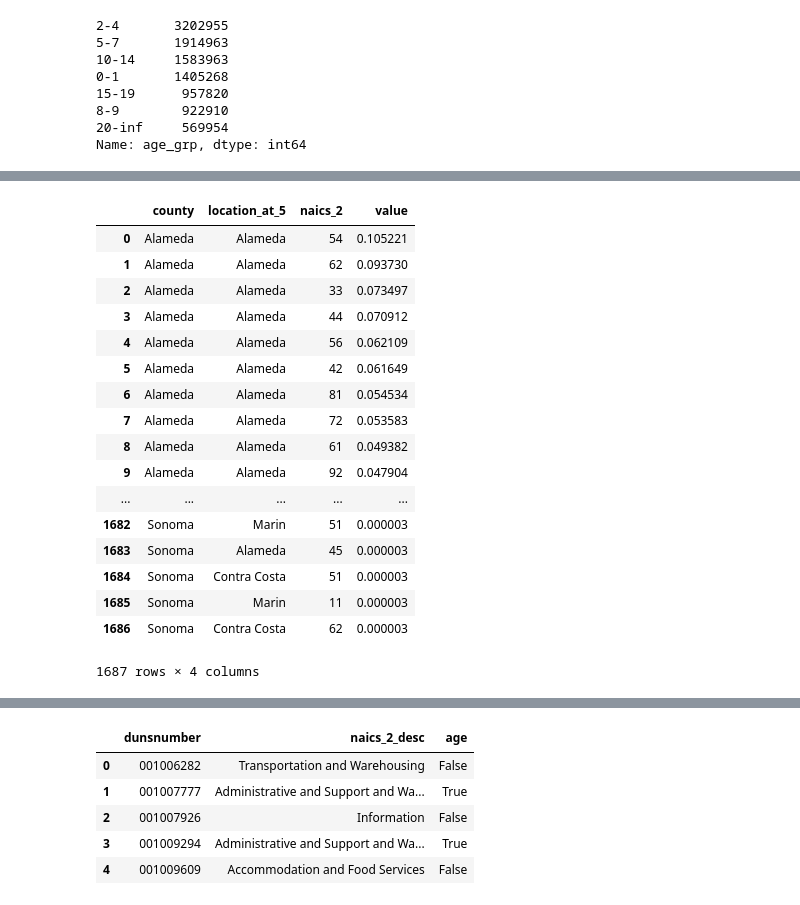
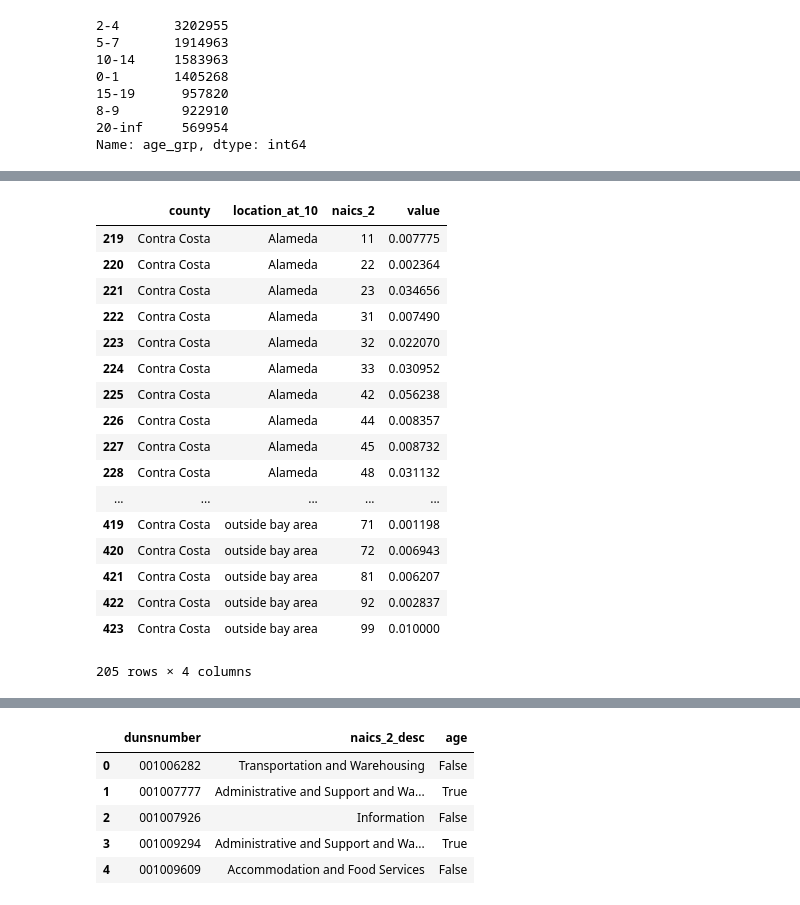
Before and after one commit to ual/business_dynamics, a Jupyter notebook: NETS where is business at age 10.ipynb, the cells around one changed output, grey strips where cells are left out. Saved outputs shown, nothing was run; the diff lists cells and outputs as text; code cells hidden in the pictures.

```diff
--- a/NETS where is business at age 10.ipynb
+++ b/NETS where is business at age 10.ipynb
@@ -208,8 +217,15 @@ nets_long_obs.head()
 # %%
-## add a few details
+## add a few details, like age, along with mapping naics values, plus cleaning the sales string
+
 nets_long_obs['age']=nets_long_obs.variable_year-nets_long_obs.firstyear
+
 nets_long_obs['naics_2']=nets_long_obs['naics'].fillna('na').apply(lambda x: x[:2])
+nets_long_obs['naics_2_desc']=nets_long_obs.naics_2.map(naicsmap)
 nets_long_obs['naics_3_desc']=nets_long_obs.naics.apply(lambda x: str(x)[:3]).map(naicsmap3)
+
+## regex away non-numerical characters
+nets_long_obs['sales']=nets_long_obs.sales.str.replace('(\$|,)','').astype(np.float32)
 nets_long_obs['emp']=nets_long_obs.emp.fillna(0).astype(np.int32)
 
-nets_long_obs.head()
+## code contemporaneous county locations--refer to non-bay area counties as outside
+nets_long_obs['region']=nets_long_obs.fips.map(bayareafips_full).fillna('outside')
@@ -253,14 +271,16 @@ nets_long_obs['naics_2_desc']=nets_long_obs.naics_2.map(naicsmap)
 # %%
 ## calculate n-year county distribution
+
 use_emp=True
 tenth_birthday = {}
-YEARS = 5
+YEARS = 10
 
 for key, val in bayareafips_full.iteritems():
     print "Checking firms born in ",val
 
     locname = 'location_at_%s'%YEARS
-    ## born in bay area, unrestricted location at age 10
+
+    ## we are looking for firms born in bay area, unrestricted location at age 10
     nets_long_bayarea_1=nets_long_obs.ix[(nets_long_obs.age==1) & (nets_long_obs.fips==key)]
 
     ## where are these guys (using their dunsnumbers) at age 10?
@@ -275,22 +295,21 @@ for key, val in bayareafips_full.iteritems():
         nets_long_bayarea_10_summary = nets_long_bayarea_10.groupby(['fips']).size().reset_index(name='value')
 
     ## recode 10th birthday location
-    #nets_long_bayarea_10_summary = nets_long_bayarea_10.groupby('fips').size().reset_index(name='value')
     nets_long_bayarea_10_summary['state']=nets_long_bayarea_10_summary.fips.apply(lambda x: x[:2])
     nets_long_bayarea_10_summary['bayareacounty']=nets_long_bayarea_10_summary.fips.map(bayareafips_full).fillna('outside')
     nets_long_bayarea_10_summary[locname]=np.nan
-    nets_long_bayarea_10_summary.ix[nets_long_bayarea_10_summary.bayareacounty=='outside',locname]= nets_long_bayarea_10_summary.ix[nets_long_bayarea_10_summary.bayareacounty=='outside'].\
+    nets_long_bayarea_10_summary.ix[nets_long_bayarea_10_summary.bayareacounty=='outside',locname]= \
+    nets_long_bayarea_10_summary.ix[nets_long_bayarea_10_summary.bayareacounty=='outside'].\
     apply(lambda x: 'outside bay area' if x.state=='06' else 'outside CA' ,axis=1)
 
-    ## just bay area locs
+    ## just bay area locations
     nets_long_bayarea_10_summary.ix[nets_long_bayarea_10_summary.bayareacounty.isin(bayareafips_full.values()),locname]=\
-    nets_long_bayarea_10_summary.ix[nets_long_bayarea_10_summary.bayareacounty.isin(bayareafips_full.values())].\
-    apply(lambda x: x.bayareacounty ,axis=1)
+    nets_long_bayarea_10_summary.ix[nets_long_bayarea_10_summary.bayareacounty.isin(bayareafips_full.values()),'bayareacounty']
 
-    nets_long_bayarea_10_summary.groupby([locname])['value'].sum().sort_values(ascending=True)#.plot(kind='barh')
-
-    tenth_birthday[val]=nets_long_bayarea_10_summary.groupby([locname])['value'].sum().sort_values(ascending=False)/\
+    ##
+    share_in_county_at_10 = nets_long_bayarea_10_summary.groupby([locname])['value'].sum().sort_values(ascending=False)/\
     nets_long_bayarea_10_summary['value'].sum()*1.
 
+    tenth_birthday[val] = share_in_county_at_10
+
 at_age_n = pd.concat(tenth_birthday).reset_index().rename(columns={'level_0':'county'})
-at_age_n.sample(5)
@@ -340,7 +360,8 @@ for key, val in bayareafips_full.iteritems():
     nets_long_bayarea_10_summary['state']=nets_long_bayarea_10_summary.fips.apply(lambda x: x[:2])
     nets_long_bayarea_10_summary['bayareacounty']=nets_long_bayarea_10_summary.fips.map(bayareafips_full).fillna('outside')
     nets_long_bayarea_10_summary[locname]=np.nan
-    nets_long_bayarea_10_summary.ix[nets_long_bayarea_10_summary.bayareacounty=='outside',locname]= nets_long_bayarea_10_summary.ix[nets_long_bayarea_10_summary.bayareacounty=='outside'].\
+    nets_long_bayarea_10_summary.ix[nets_long_bayarea_10_summary.bayareacounty=='outside',locname] =\
+    nets_long_bayarea_10_summary.ix[nets_long_bayarea_10_summary.bayareacounty=='outside'].\
     apply(lambda x: 'outside bay area' if x.state=='06' else 'outside CA' ,axis=1)
 
     ## just bay area locs
@@ -350,5 +371,5 @@ for key, val in bayareafips_full.iteritems():
 
     #nets_long_bayarea_10_summary.groupby([locname])['value'].sum().sort_values(ascending=True)#.plot(kind='barh')
 
-    tenth_birthday_w_naics[val]=nets_long_bayarea_10_summary.groupby([locname]+['naics_2'])['value'].sum().sort_values(ascending=False)/\
-    nets_long_bayarea_10_summary['value'].sum()*1.
+    tenth_birthday_w_naics[val] = nets_long_bayarea_10_summary.groupby([locname]+['naics_2'])['value'].sum()/\
+    nets_long_bayarea_10_summary.groupby(['naics_2']).value.sum()*1.
@@ -355,23 +386,25 @@ for key, val in bayareafips_full.iteritems():
 # %%
-pd.concat(tenth_birthday_w_naics).reset_index().rename(columns={'level_0':'county'})#.to_csv('/Users/akselo/Dropbox/Data/nets_location_naics_at_age_{yr}.csv'.format(yr=YEARS))
+at_age_n_naics = pd.concat(tenth_birthday_w_naics).reset_index().rename(columns={'level_0':'county'})
+at_age_n_naics[at_age_n_naics.county=='Contra Costa']
+#.to_csv('/Users/akselo/Dropbox/Data/nets_location_naics_at_age_{yr}.csv'.format(yr=YEARS))
 # %% [output]
-|  | county | location_at_5 | naics_2 | value |
-| 0 | Alameda | Alameda | 54 | 0.105221 |
-| 1 | Alameda | Alameda | 62 | 0.093730 |
-| 2 | Alameda | Alameda | 33 | 0.073497 |
-| 3 | Alameda | Alameda | 44 | 0.070912 |
-| 4 | Alameda | Alameda | 56 | 0.062109 |
-| 5 | Alameda | Alameda | 42 | 0.061649 |
-| 6 | Alameda | Alameda | 81 | 0.054534 |
-| 7 | Alameda | Alameda | 72 | 0.053583 |
-| 8 | Alameda | Alameda | 61 | 0.049382 |
-| 9 | Alameda | Alameda | 92 | 0.047904 |
+|  | county | location_at_10 | naics_2 | value |
+| 219 | Contra Costa | Alameda | 11 | 0.007775 |
+| 220 | Contra Costa | Alameda | 22 | 0.002364 |
+| 221 | Contra Costa | Alameda | 23 | 0.034656 |
+| 222 | Contra Costa | Alameda | 31 | 0.007490 |
+| 223 | Contra Costa | Alameda | 32 | 0.022070 |
+| 224 | Contra Costa | Alameda | 33 | 0.030952 |
+| 225 | Contra Costa | Alameda | 42 | 0.056238 |
+| 226 | Contra Costa | Alameda | 44 | 0.008357 |
+| 227 | Contra Costa | Alameda | 45 | 0.008732 |
+| 228 | Contra Costa | Alameda | 48 | 0.031132 |
 | ... | ... | ... | ... | ... |
-| 1682 | Sonoma | Marin | 51 | 0.000003 |
-| 1683 | Sonoma | Alameda | 45 | 0.000003 |
-| 1684 | Sonoma | Contra Costa | 51 | 0.000003 |
-| 1685 | Sonoma | Marin | 11 | 0.000003 |
-| 1686 | Sonoma | Contra Costa | 62 | 0.000003 |
+| 419 | Contra Costa | outside bay area | 71 | 0.001198 |
+| 420 | Contra Costa | outside bay area | 72 | 0.006943 |
+| 421 | Contra Costa | outside bay area | 81 | 0.006207 |
+| 422 | Contra Costa | outside bay area | 92 | 0.002837 |
+| 423 | Contra Costa | outside bay area | 99 | 0.010000 |
-1687 rows × 4 columns
+205 rows × 4 columns
 # %% [markdown]
 ## How many firms survived to age n?
```
Also changed, not shown: parts of 46 cells of this notebook.
